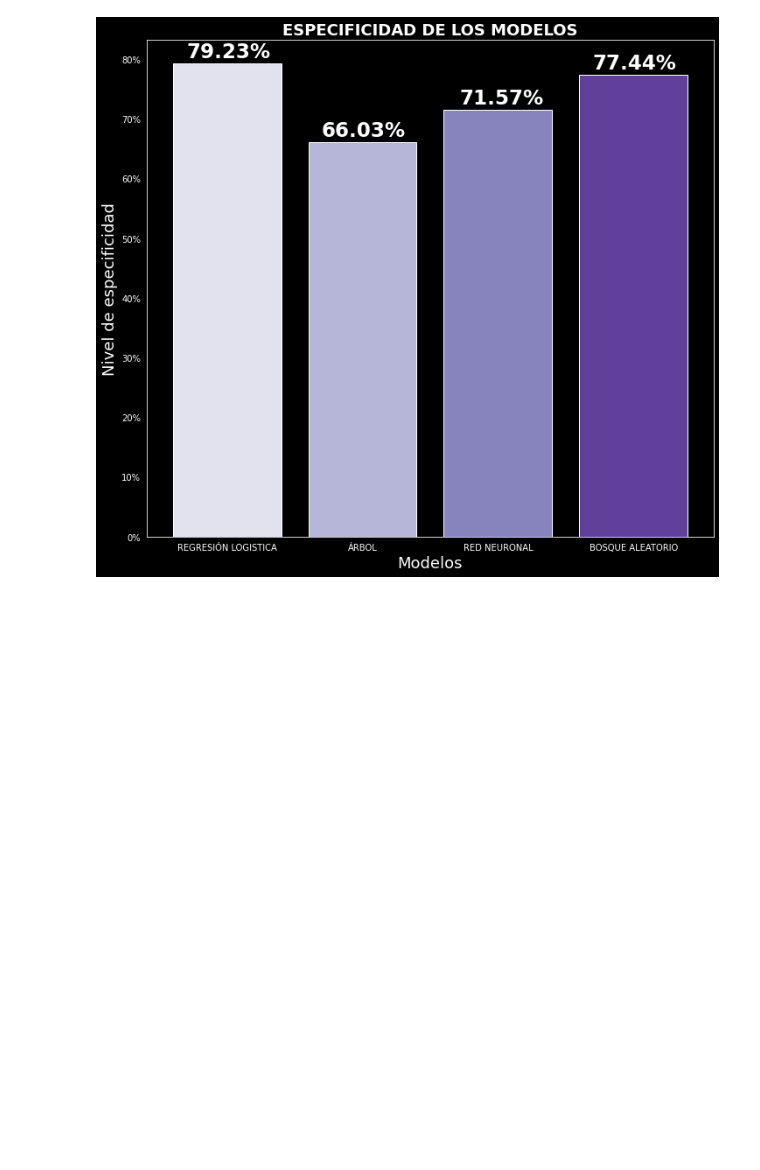
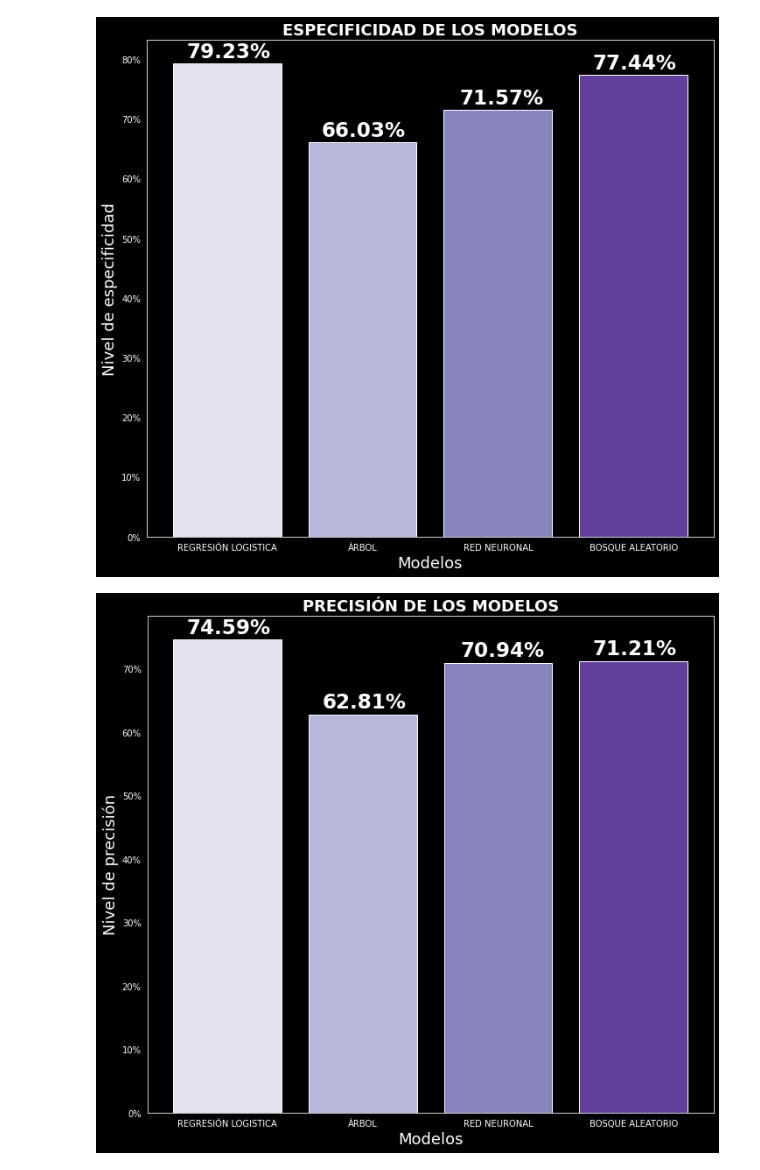
Before and after one commit to angyf/Proyecto_Final, a Jupyter notebook: modelos_finales.ipynb, the cells around one changed output. Saved outputs shown, nothing was run; the diff lists cells and outputs as text; code cells hidden in the pictures; blank space fills up the shorter version.

```diff
--- a/modelos_finales.ipynb
+++ b/modelos_finales.ipynb
@@ -520,9 +537,12 @@ resultado = confusion_matrix(y_valid, preds)
 (TN, FP, FN, TP) = resultado.ravel()
 
 acc_rl = calcularAccuracy(TP, TN, FP, FN)
+pre_rl = calcularPrecision(TP, TN, FP, FN)
 sen_rl = calcularSensibilidad(TP, TN, FP, FN)
 spec_rl = calcularEspecificidad(TP, TN, FP, FN)
-print("Precision:"+str(acc_rl)+"%")
+
+print("Exactitud:"+str(acc_rl)+"%")
+print("Precision"+str(pre_rl)+"%")
 print("Sensibilidad:"+str(sen_rl)+"%")
 print("Especificidad:"+str(spec_rl)+"%")
 # %% [output]
@@ -559,14 +580,13 @@ print("False positives: "+str(FP))
 print("False negative: "+str(FN)+"\n")
 
 acc_ar = calcularAccuracy(TP, TN, FP, FN)
+pre_ar = calcularPrecision(TP, TN, FP, FN)
 sen_ar = calcularSensibilidad(TP, TN, FP, FN)
 spec_ar = calcularEspecificidad(TP, TN, FP, FN)
-print("Precision:"+str(acc_ar)+"%")
+print("Exactitud:"+str(acc_ar)+"%")
+print("Precision"+str(pre_ar)+"%")
 print("Sensibilidad:"+str(sen_ar)+"%")
 print("Especificidad:"+str(spec_ar)+"%")
-
-#score= mean_absolute_error(y_valid,predictions)
-#print("MAE:  ",score,"\n\n")
 # %% [output]
 True positives: 5389
 True negatives: 6202
@@ -614,14 +635,13 @@ print("False positives: "+str(FP))
 print("False negative: "+str(FN)+"\n")
 
 acc_bos = calcularAccuracy(TP, TN, FP, FN)
+pre_bos = calcularPrecision(TP, TN, FP, FN)
 sen_bos = calcularSensibilidad(TP, TN, FP, FN)
 spec_bos = calcularEspecificidad(TP, TN, FP, FN)
-print("Precision:"+str(acc_ar)+"%")
-print("Sensibilidad:"+str(sen_ar)+"%")
-print("Especificidad:"+str(spec_ar)+"%")
-
-#score= mean_absolute_error(y_valid,preds)
-#print("MAE:  ",score,"\n\n")
+print("Exactitud:"+str(acc_bos)+"%")
+print("Precision"+str(pre_bos)+"%")
+print("Sensibilidad:"+str(sen_bos)+"%")
+print("Especificidad:"+str(spec_bos)+"%")
 # %% [output]
 True positives: 5241
 True negatives: 7274
@@ -710,3 +731,25 @@ plt.tight_layout()
 plt.show()
 # %% [output]
 [figure]
+# %%
+#COMPARAMOS LA ESPECIFICIDAD DE NUESTROS MODELOS A TRAVÉS DE UN GRÁFICO
+
+precision=[pre_rl,pre_ar,pre_red,pre_bos]
+
+# Gráfica de precision
+fig, ax = plt.subplots(figsize=(10,9))
+#damos formato de porcentaje al eje y
+formatter = FuncFormatter(lambda y, pos: "%d%%" % (y))
+ax.yaxis.set_major_formatter(formatter)
+ax.bar(modelos,precision,color=colors)
+ax.set_title('PRECISIÓN DE LOS MODELOS', fontsize=18, color='w', weight='bold')
+ax.set_xlabel('Modelos', fontsize=18, color='w')
+ax.set_ylabel('Nivel de precisión', fontsize=18, color='w')
+#agregamos etiquetas al grafico
+for i in range(0,4):
+  plt.annotate(f'{round(precision[i],2)}%',(x[i],precision[i]+1),fontsize=23,weight='bold')
+plt.tight_layout()
+
+plt.show()
+# %% [output]
+[figure, added]
```
Also changed, not shown: parts of 12 cells of this notebook.
